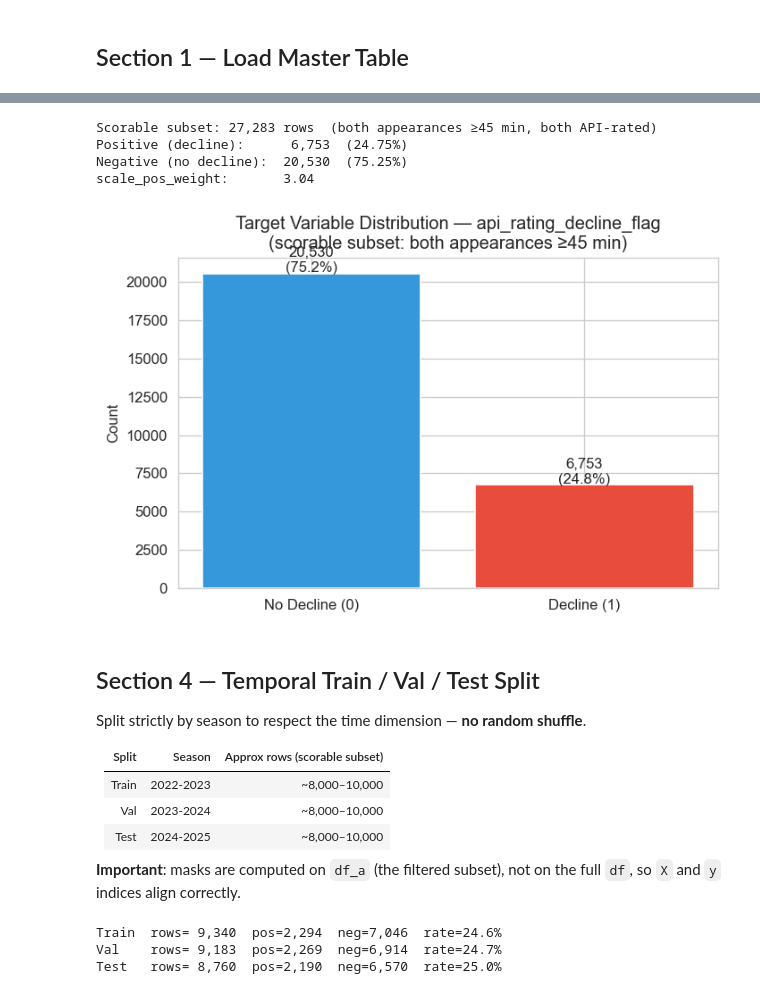
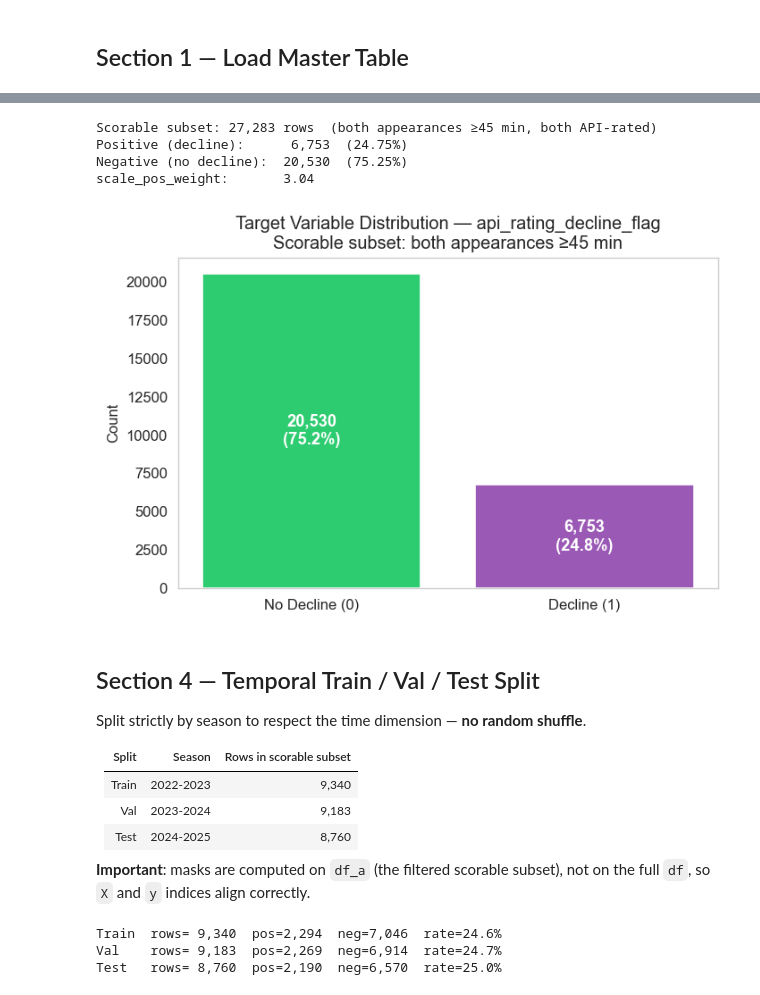
Before and after one commit to mimator2/Fixture-IQ, a Jupyter notebook: models/XgBoost/XG_Boost.ipynb, the cells around one changed output, grey strips where cells are left out. Cells and saved outputs as stored; diff of their text form; code cells hidden in the pictures.

```diff
--- a/models/XgBoost/XG_Boost.ipynb
+++ b/models/XgBoost/XG_Boost.ipynb
@@ -1284,43 +548,65 @@ scale_pos_weight = n_negative / n_positive = 20,530 / 6,753 = 3.04
 # %%
 n_pos = int(y.sum())
 n_neg = int((y == 0).sum())
-spw   = round(n_neg / n_pos, 2)
+spw = round(n_neg / n_pos, 2)
 
-print(f'Scorable subset: {len(y):,} rows  (both appearances ≥45 min, both API-rated)')
-print(f'Positive (decline):     {n_pos:6,}  ({n_pos/len(y)*100:.2f}%)')
-print(f'Negative (no decline):  {n_neg:5,}  ({n_neg/len(y)*100:.2f}%)')
-print(f'scale_pos_weight:       {spw}')
+print(f"Scorable subset: {len(y):,} rows  (both appearances ≥45 min, both API-rated)")
+print(f"Positive (decline):     {n_pos:6,}  ({n_pos / len(y) * 100:.2f}%)")
+print(f"Negative (no decline):  {n_neg:6,}  ({n_neg / len(y) * 100:.2f}%)")
+print(f"scale_pos_weight:       {spw}")
 
 # ── Bar chart ─────────────────────────────────────────────────────────────────
 fig, ax = plt.subplots(figsize=(6, 4))
-bars = ax.bar(['No Decline (0)', 'Decline (1)'],
-               [n_neg, n_pos],
-               color=['#3498DB', '#E74C3C'])
-ax.set_ylabel('Count')
-ax.set_title('Target Variable Distribution — api_rating_decline_flag\n(scorable subset: both appearances ≥45 min)')
+
+bars = ax.bar(
+    ["No Decline (0)", "Decline (1)"],
+    [n_neg, n_pos],
+    color=["#2ECC71", "#9B59B6"],  # green + purple
+)
+
+ax.set_ylabel("Count")
+ax.set_title(
+    "Target Variable Distribution — api_rating_decline_flag\n"
+    "Scorable subset: both appearances ≥45 min"
+)
+
+# Remove grid
+ax.grid(False)
+
+# Put labels in the middle of each bar
 for bar, v in zip(bars, [n_neg, n_pos]):
-    ax.text(bar.get_x() + bar.get_width()/2, v + 100,
-            f'{v:,}\n({v/len(y)*100:.1f}%)', ha='center', fontsize=10)
+    ax.text(
+        bar.get_x() + bar.get_width() / 2,
+        bar.get_height() / 2,
+        f"{v:,}\n({v / len(y) * 100:.1f}%)",
+        ha="center",
+        va="center",
+        fontsize=11,
+        fontweight="bold",
+        color="white",
+    )
+
 plt.tight_layout()
-plt.savefig(FIGURES_DIR / 'class_balance.png', dpi=120, bbox_inches='tight')
+plt.savefig(FIGURES_DIR / "class_balance.png", dpi=120, bbox_inches="tight")
+plt.show()
 # %% [output]
 Scorable subset: 27,283 rows  (both appearances ≥45 min, both API-rated)
 Positive (decline):      6,753  (24.75%)
 Negative (no decline):  20,530  (75.25%)
 scale_pos_weight:       3.04
-[figure, old version]
+[figure, new version]
 # %% [markdown]
 ## Section 4 — Temporal Train / Val / Test Split
 
 Split strictly by season to respect the time dimension — **no random shuffle**.
 
-| Split | Season | Approx rows (scorable subset) |
-|-------|--------|-------------------------------|
-| Train | 2022-2023 | ~8,000–10,000 |
-| Val   | 2023-2024 | ~8,000–10,000 |
-| Test  | 2024-2025 | ~8,000–10,000 |
+| Split | Season | Rows in scorable subset |
+|-------|--------|-------------------------|
+| Train | 2022-2023 | 9,340 |
+| Val   | 2023-2024 | 9,183 |
+| Test  | 2024-2025 | 8,760 |
 
-**Important**: masks are computed on `df_a` (the filtered subset), not on the full `df`, so `X` and `y` indices align correctly.
+**Important**: masks are computed on `df_a` (the filtered scorable subset), not on the full `df`, so `X` and `y` indices align correctly.
 # %%
 # ── Masks on df_a (the filtered training subset) ───────────────────────────────
 train_mask = df_a['season'] == 2022
```
Also changed, not shown: parts of 56 cells of this notebook.
